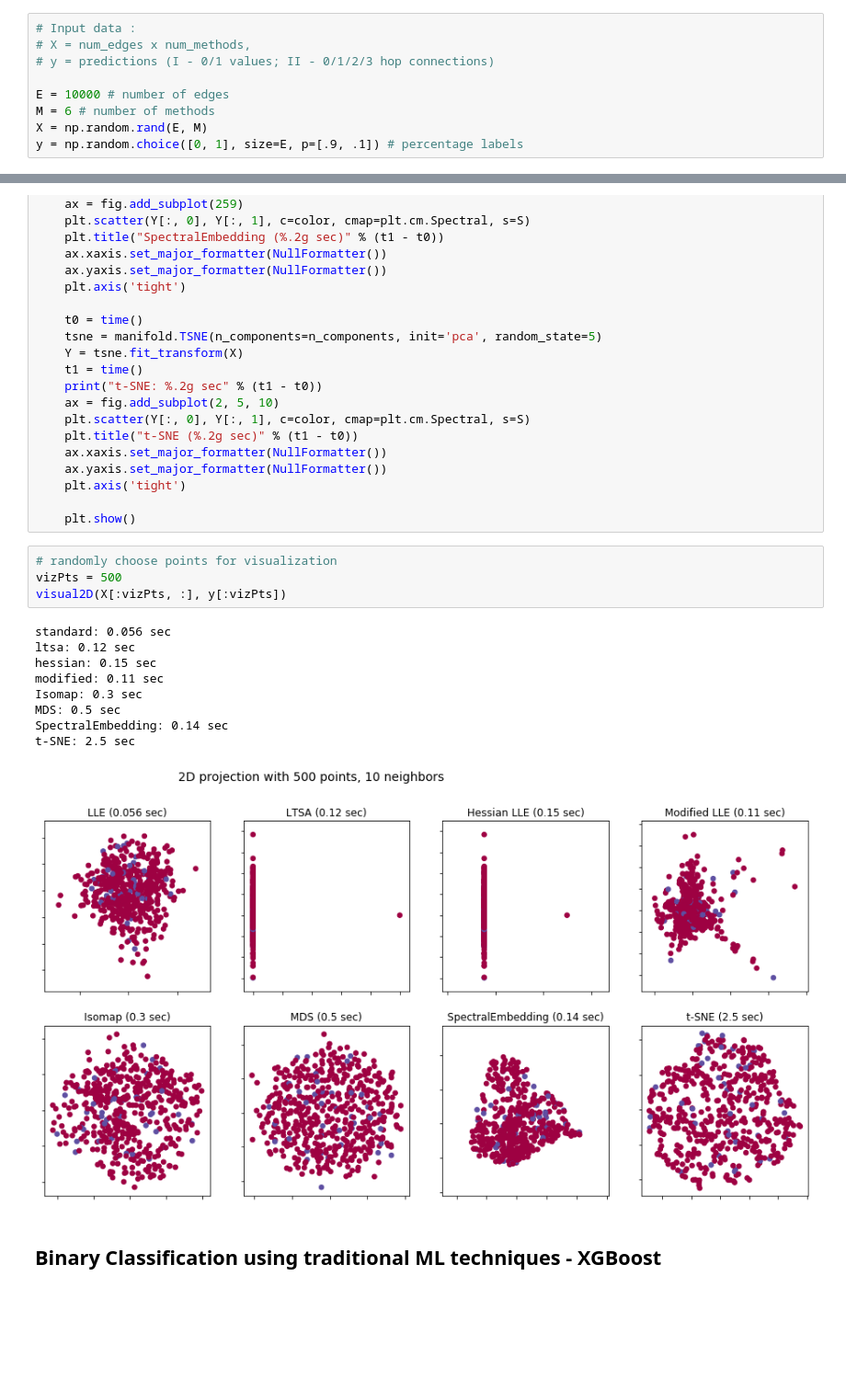
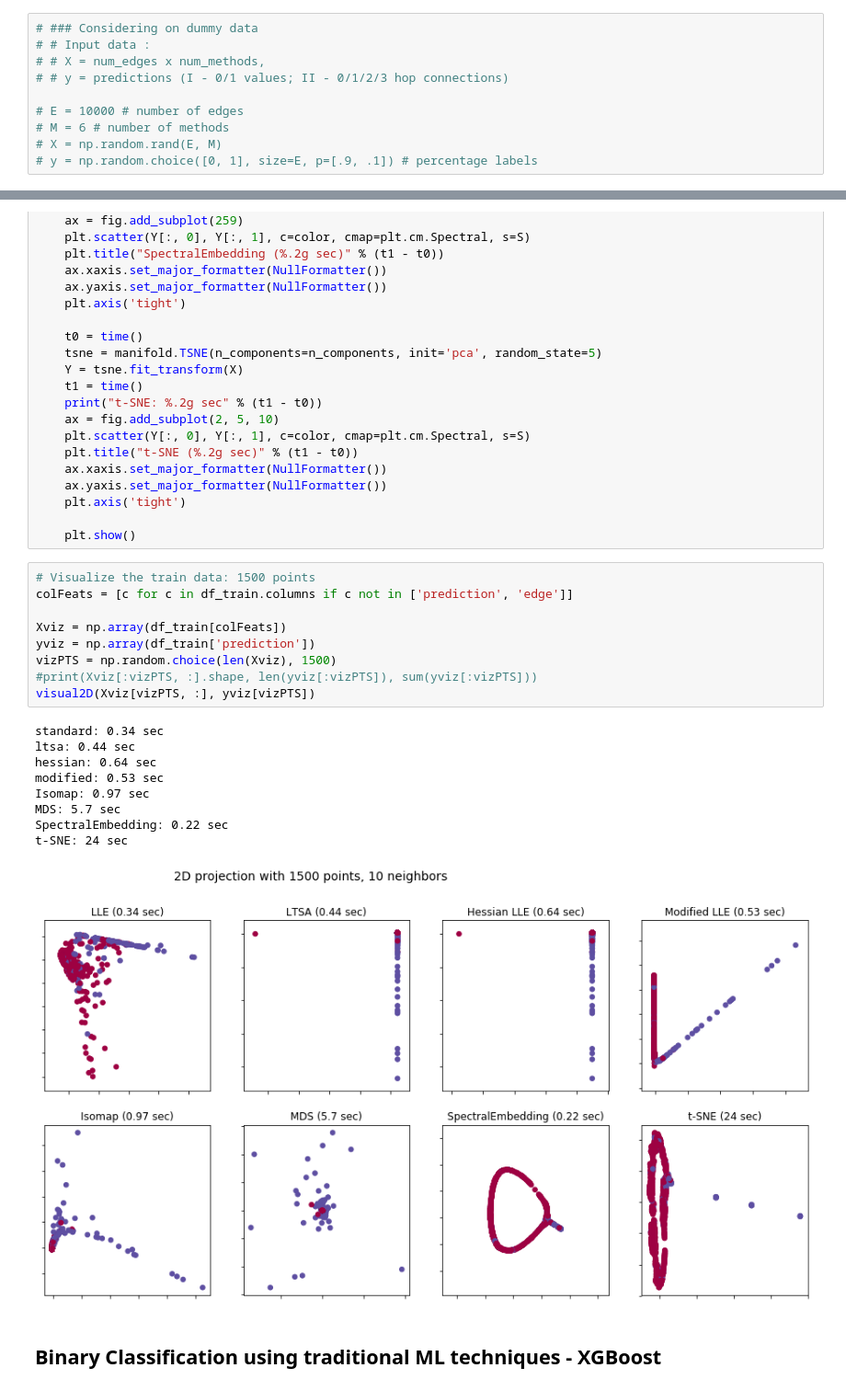
Before and after one commit to AluruLab/EnGRaiN, a Jupyter notebook: ensemble_arabidopsis_ML.ipynb, the cells around one changed output, grey strips where cells are left out. Shown at 92% size. Drawn from its saved outputs; the diff is of its cells as text; blank space fills up the shorter version.

```diff
--- a/ensemble_arabidopsis_ML.ipynb
+++ b/ensemble_arabidopsis_ML.ipynb
@@ -42,9 +40,10 @@ warnings.filterwarnings('ignore')
 # %%
-# Input data :
-# X = num_edges x num_methods,
-# y = predictions (I - 0/1 values; II - 0/1/2/3 hop connections)
+# ### Considering on dummy data
+# # Input data :
+# # X = num_edges x num_methods,
+# # y = predictions (I - 0/1 values; II - 0/1/2/3 hop connections)
 
-E = 10000 # number of edges
-M = 6 # number of methods
-X = np.random.rand(E, M)
-y = np.random.choice([0, 1], size=E, p=[.9, .1]) # percentage labels
+# E = 10000 # number of edges
+# M = 6 # number of methods
+# X = np.random.rand(E, M)
+# y = np.random.choice([0, 1], size=E, p=[.9, .1]) # percentage labels
@@ -134,20 +178,25 @@ def visual2D(X, color):
     plt.axis('tight')
 
     plt.show()
-# %%
-# randomly choose points for visualization
-vizPts = 500
-visual2D(X[:vizPts, :], y[:vizPts])
-# %% [output]
-standard: 0.056 sec
-ltsa: 0.12 sec
-hessian: 0.15 sec
-modified: 0.11 sec
-Isomap: 0.3 sec
-MDS: 0.5 sec
-SpectralEmbedding: 0.14 sec
-t-SNE: 2.5 sec
-[figure, removed]
+# %%
+# Visualize the train data: 1500 points
+colFeats = [c for c in df_train.columns if c not in ['prediction', 'edge']]
+
+Xviz = np.array(df_train[colFeats])
+yviz = np.array(df_train['prediction'])
+vizPTS = np.random.choice(len(Xviz), 1500)
+#print(Xviz[:vizPTS, :].shape, len(yviz[:vizPTS]), sum(yviz[:vizPTS]))
+visual2D(Xviz[vizPTS, :], yviz[vizPTS])
+# %% [output]
+standard: 0.34 sec
+ltsa: 0.44 sec
+hessian: 0.64 sec
+modified: 0.53 sec
+Isomap: 0.97 sec
+MDS: 5.7 sec
+SpectralEmbedding: 0.22 sec
+t-SNE: 24 sec
+[figure, added]
 # %% [markdown]
 ## Binary Classification using traditional ML techniques - XGBoost
 # %%
```
Also changed, not shown: parts of 9 cells of this notebook.
